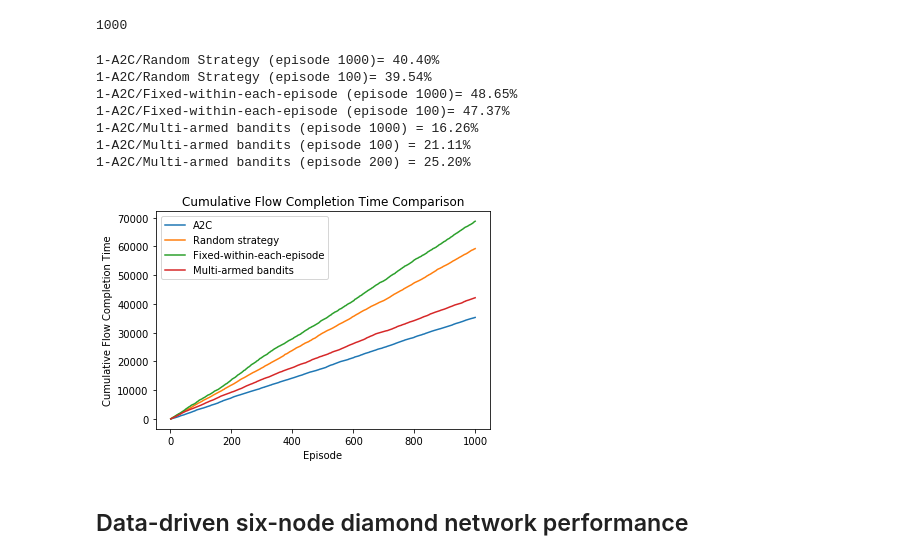
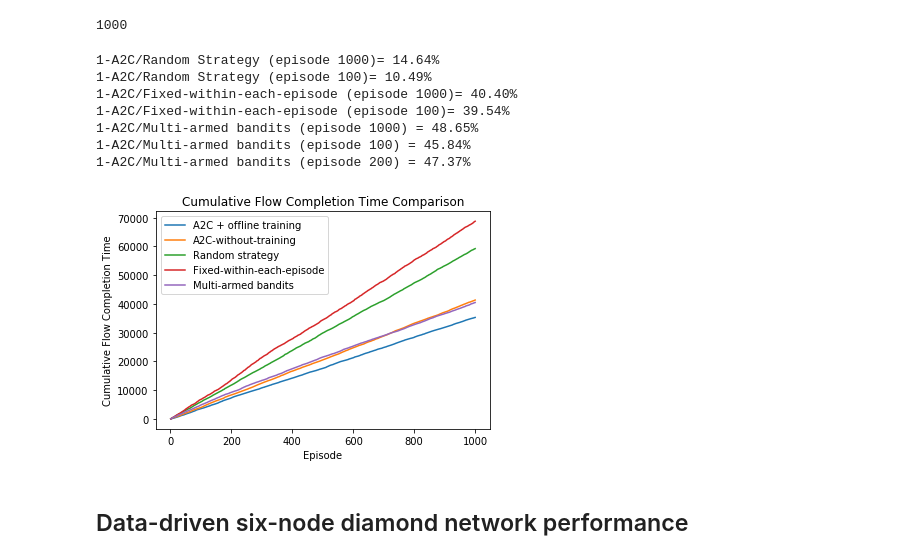
Before and after one commit to tj-kim/gym-flowsched, a Jupyter notebook: samples/plot.ipynb, the cells around one changed output. Saved outputs shown, nothing was run; the diff lists cells and outputs as text; code cells hidden in the pictures.

Commit message:
test a2c without training -- some errors in flowsched_env not fixed yet

```diff
--- a/samples/plot.ipynb
+++ b/samples/plot.ipynb
@@ -43,9 +43,10 @@ plt.show()
 # Load data
 x = [i+1 for i in range(1000)]
 y1 = np.loadtxt('data_mp_normal.txt')
-y2 = np.loadtxt('data_mp_random.txt')
-y3 = np.loadtxt('data_mp_fix_epi.txt')
-y4 = np.loadtxt('data_mp_bandits.txt')
+y2 = np.loadtxt('data_mp_normal_no_training.txt')
+y3 = np.loadtxt('data_mp_random.txt')
+y4 = np.loadtxt('data_mp_fix_epi.txt')
+y5 = np.loadtxt('data_mp_bandits_2.txt')
 print(np.size(y1))
 # %% [output]
 1000
@@ -59,24 +60,24 @@ print('1-A2C/Multi-armed bandits (episode 1000) = {:.2%}'.format(1-y1[len(y1)-1]
 print('1-A2C/Multi-armed bandits (episode 100) = {:.2%}'.format(1-y1[200-1]/y4[200-1]))
 print('1-A2C/Multi-armed bandits (episode 200) = {:.2%}'.format(1-y1[100-1]/y4[100-1]))
 # %% [output]
-1-A2C/Random Strategy (episode 1000)= 40.40%
-1-A2C/Random Strategy (episode 100)= 39.54%
-1-A2C/Fixed-within-each-episode (episode 1000)= 48.65%
-1-A2C/Fixed-within-each-episode (episode 100)= 47.37%
-1-A2C/Multi-armed bandits (episode 1000) = 16.26%
-1-A2C/Multi-armed bandits (episode 100) = 21.11%
-1-A2C/Multi-armed bandits (episode 200) = 25.20%
+1-A2C/Random Strategy (episode 1000)= 14.64%
+1-A2C/Random Strategy (episode 100)= 10.49%
+1-A2C/Fixed-within-each-episode (episode 1000)= 40.40%
+1-A2C/Fixed-within-each-episode (episode 100)= 39.54%
+1-A2C/Multi-armed bandits (episode 1000) = 48.65%
+1-A2C/Multi-armed bandits (episode 100) = 45.84%
+1-A2C/Multi-armed bandits (episode 200) = 47.37%
 # %%
 # Plot
-plt.plot(x, y1, x, y2, x, y3, x, y4)
+plt.plot(x, y1, x, y2, x, y3, x, y4, x, y5)
 plt.xlabel('Episode')
 plt.ylabel('Cumulative Flow Completion Time')
 plt.title('Cumulative Flow Completion Time Comparison')
-plt.legend(['A2C', 'Random strategy', 'Fixed-within-each-episode', 'Multi-armed bandits'])
+plt.legend(['A2C + offline training', 'A2C-without-training','Random strategy', 'Fixed-within-each-episode', 'Multi-armed bandits'])
 plt.savefig('flow_time_mp.eps', format='eps', bbox_inches = "tight")
 plt.show()
 # %% [output]
-[figure, old version]
+[figure, new version]
 # %% [markdown]
 ## Data-driven six-node diamond network performance
 # %%
```
Also changed, not shown: 14 other files.
